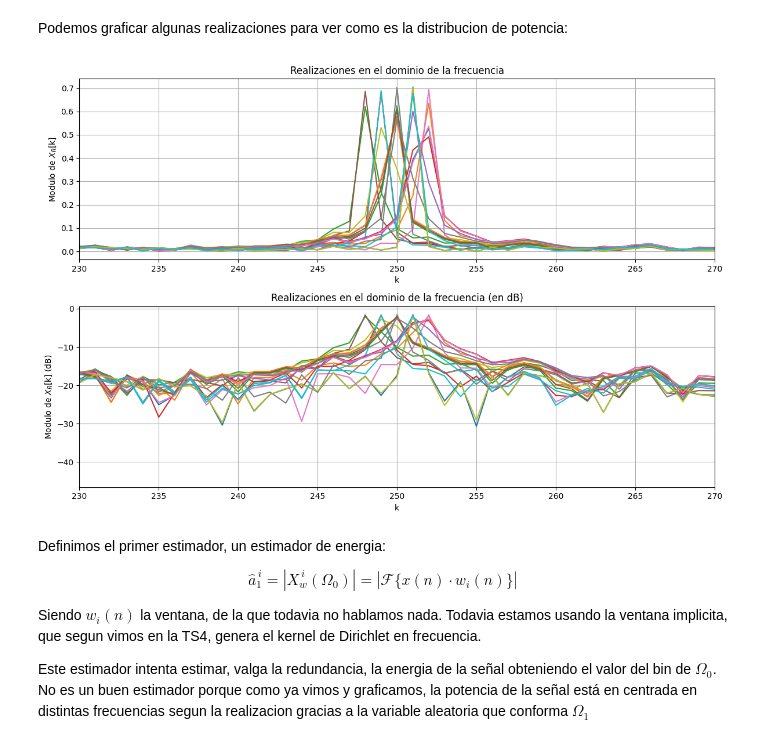
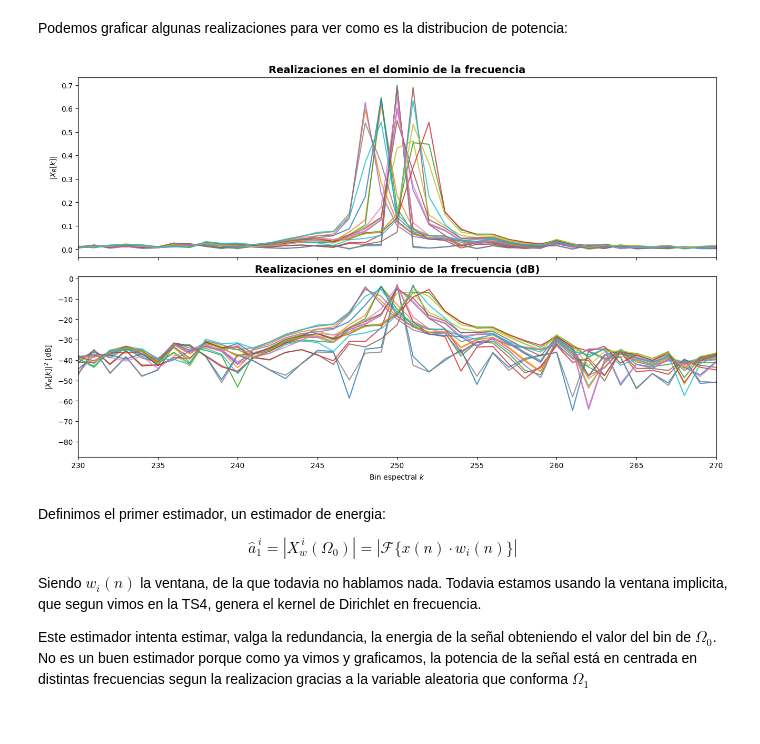
Before and after one commit to tomzuran/PDS2026, a Jupyter notebook: est_espectral2.ipynb, the cells around one changed output. Cells and saved outputs as stored; diff of their text form; code cells hidden in the pictures.

```diff
--- a/est_espectral2.ipynb
+++ b/est_espectral2.ipynb
@@ -118,26 +122,65 @@ x_fft_abs = np.abs(x_fft)/N
 # %% [markdown]
 Podemos graficar algunas realizaciones para ver como es la distribucion de potencia:
 # %%
-figure, axs = plt.subplots(2, 1, figsize=(12, 8))
-for i in range(0, 20):
-    axs[0].plot(x_fft_abs[i,:])
-axs[0].grid(True)
-axs[0].set_title("Realizaciones en el dominio de la frecuencia")
-axs[0].set_xlabel("k")
-axs[0].set_ylabel("Modulo de $X_R$[k]")
-axs[0].set_xlim(N//4-20, N//4+20)
+import seaborn as sns
 
-for i in range(0, 20):
-    axs[1].plot(10*np.log10(x_fft_abs[i,:]))
-axs[1].grid(True)
-axs[1].set_title("Realizaciones en el dominio de la frecuencia (en dB)")
-axs[1].set_xlabel("k")
-axs[1].set_ylabel("Modulo de $X_R$[k] (dB)")
-axs[1].set_xlim(N//4-20, N//4+20)
-figure.tight_layout()
+fig, axs = plt.subplots(
+    2, 1,
+    figsize=(13, 8),
+    sharex=True,
+    constrained_layout=True
+)
+
+# =========================
+# Dominio lineal
+# =========================
+for i in range(20):
+    sns.lineplot(
+        x=x_fft_abs.shape[1] * [0] + np.arange(x_fft_abs.shape[1]),
+        y=x_fft_abs[i, :],
+        ax=axs[0],
+        linewidth=1.5,
+        alpha=0.8,
+        legend=False
+    )
+
+axs[0].set_title(
+    "Realizaciones en el dominio de la frecuencia",
+    fontsize=14,
+    weight='bold'
+)
+
+axs[0].set_ylabel(r"$|X_R[k]|$")
+
+axs[0].set_xlim(N//4 - 20, N//4 + 20)
+
+# =========================
+# Dominio en dB
+# =========================
+for i in range(20):
+    sns.lineplot(
+        x=x_fft_abs.shape[1] * [0] + np.arange(x_fft_abs.shape[1]),
+        y=20 * np.log10(x_fft_abs[i, :] + 1e-12),
+        ax=axs[1],
+        linewidth=1.5,
+        alpha=0.8,
+        legend=False
+    )
+
+axs[1].set_title(
+    "Realizaciones en el dominio de la frecuencia (dB)",
+    fontsize=14,
+    weight='bold'
+)
+
+axs[1].set_xlabel(r"Bin espectral $k$")
+axs[1].set_ylabel(r"$|X_R[k]|^2$ [dB]")
+
+axs[1].set_xlim(N//4 - 20, N//4 + 20)
+
 plt.show()
 # %% [output]
-[figure, old version]
+[figure, new version]
 # %% [markdown]
 Definimos el primer estimador, un estimador de energia:
 
```
Also changed, not shown: parts of 42 cells of this notebook.
